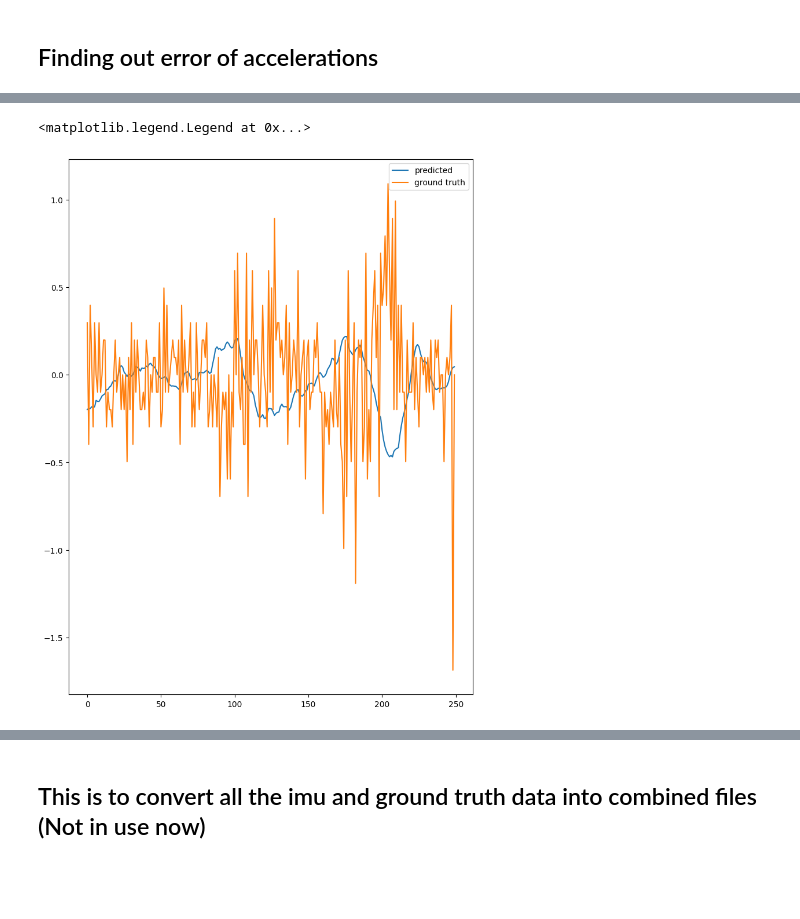
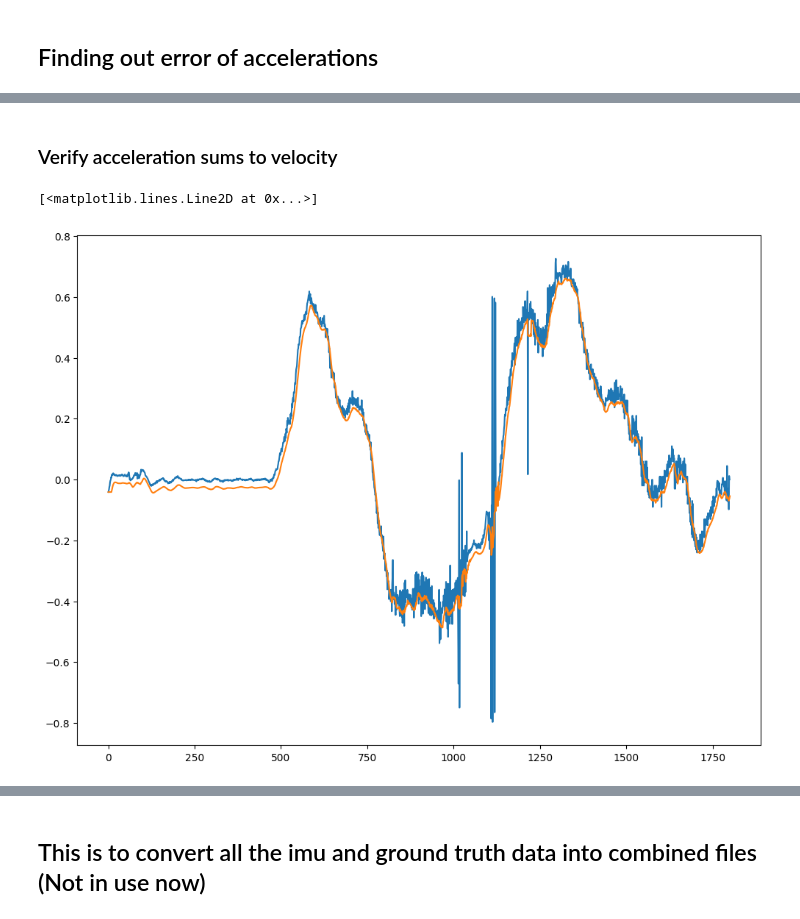
Before and after one commit to AndrewCheam/IMU_localisation, a Jupyter notebook: Oxiod/source/Ox_DataViewer.ipynb, the cells around one changed output, grey strips where cells are left out. Cells and saved outputs as stored; diff of their text form; code cells hidden in the pictures; blank space fills up the shorter version.

```diff
--- a/Oxiod/source/Ox_DataViewer.ipynb
+++ b/Oxiod/source/Ox_DataViewer.ipynb
@@ -139,9 +122,12 @@ ax.plot(np.cumsum(acceleration[:,0]) * 0.01, marker = '.', markersize = 0.001)
-# %%
-fig, ax = plt.subplots(1,1, figsize = (9,12))
-ax.plot(glob_pred_acceleration[:,0])
-ax.plot(acceleration[:, 0])
-
-ax.legend(['predicted', 'ground truth'])
-# %% [output]
-<matplotlib.legend.Legend at 0x...>
-[figure, removed]
+# %% [markdown]
+### Verify acceleration sums to velocity
+# %%
+fig, ax = plt.subplots(1, 1, figsize=(12, 9))
+
+
+acc_pos = np.cumsum(np.insert(smooth_acceleration_x* 0.01, 0, velocity[0,0], axis = 0))
+ax.plot(velocity[:,0])
+ax.plot(acc_pos, marker = '.', markersize = 0.001)
+# %% [output]
+[<matplotlib.lines.Line2D at 0x...>]
+[figure, added]
```
Also changed, not shown: parts of 12 cells of this notebook.
